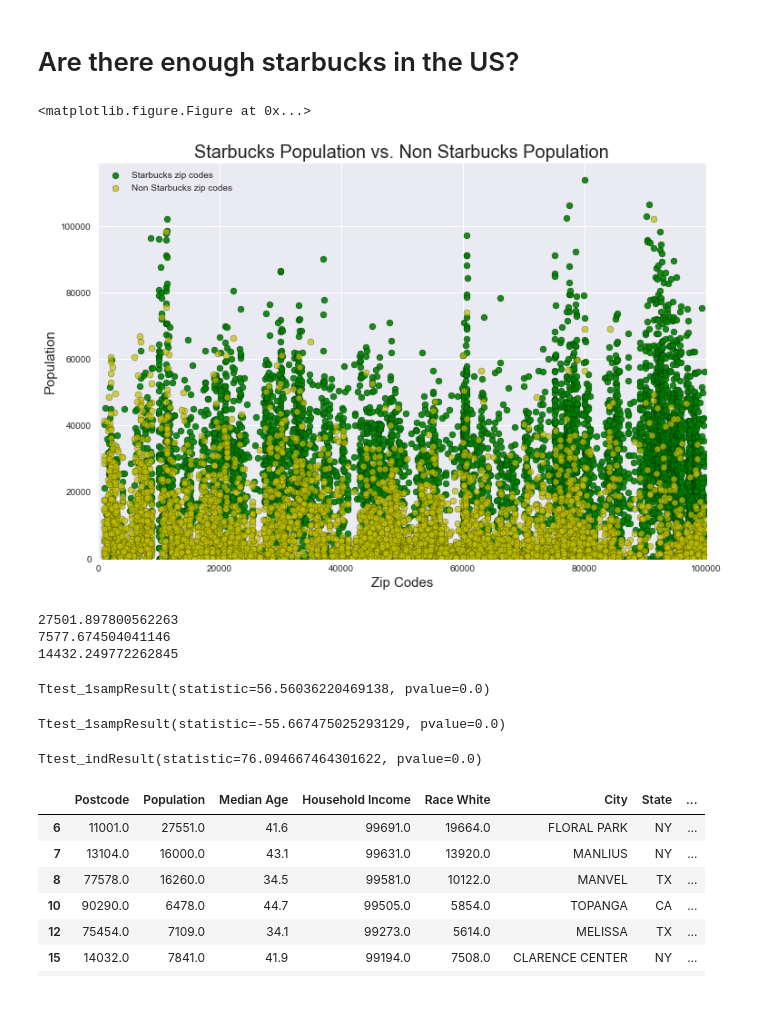
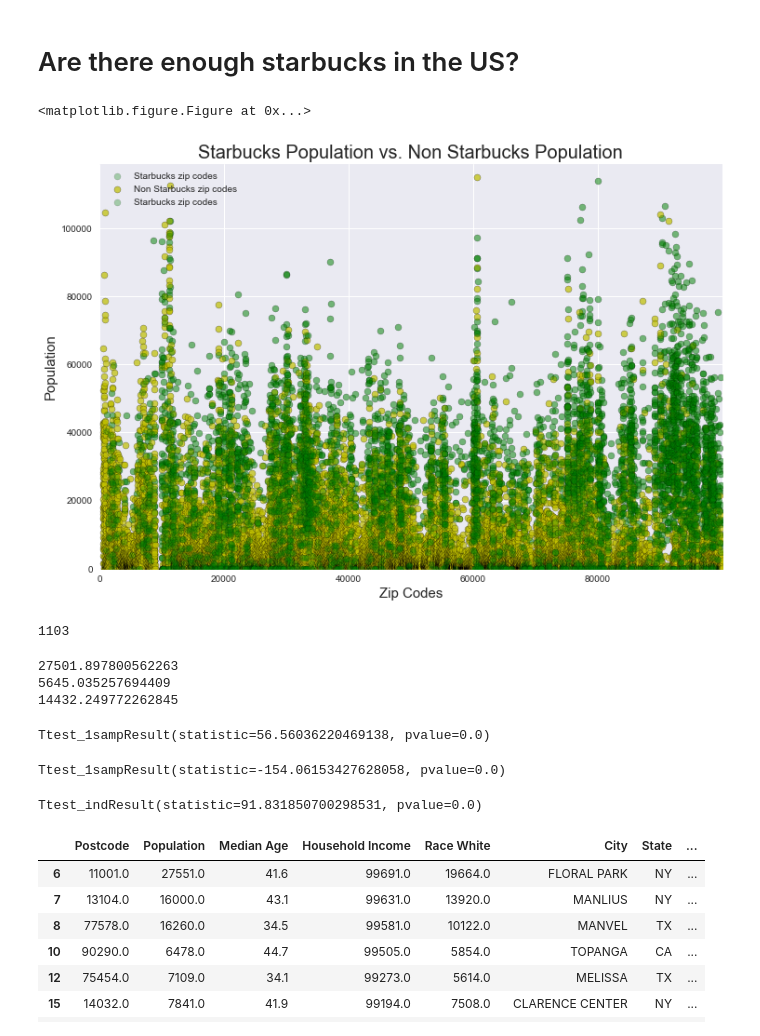
Before and after one commit to sumanakar/Project1, a Jupyter notebook: Starbucks Project_USA.ipynb, the cells around one changed output. Saved outputs shown, nothing was run; the diff lists cells and outputs as text; code cells hidden in the pictures; blank space fills up the shorter version.

```diff
--- a/Starbucks Project_USA.ipynb
+++ b/Starbucks Project_USA.ipynb
@@ -493,30 +493,37 @@ nonstarbucks_selected_df.fillna(0,inplace=True)
 # %%
 plt.figure(figsize=(12,8))
 
 # Plot the Data
-plt.scatter(ByZip_df['Postcode'], ByZip_df['Population'], alpha=0.9, edgecolors='black', c="g", label="Starbucks zip codes")
-plt.scatter(nonstarbucks_selected_df['Postcode'], nonstarbucks_selected_df['Population'], alpha=0.7, edgecolor='black', c="y", label="Non Starbucks zip codes")
+plt.scatter(ByZip_df['Postcode'], ByZip_df['Population'], alpha=0.3, edgecolors='black', c="g", label="Starbucks zip codes")
+plt.scatter(nonstarbucks_usa_census_pd['Postcode'], nonstarbucks_usa_census_pd['Population'], alpha=0.7, edgecolor='black', c="y", label="Non Starbucks zip codes")
 
+plt.scatter(ByZip_df['Postcode'], ByZip_df['Population'], alpha=0.3, edgecolors='black', c="g", label="Starbucks zip codes")
 plt.legend(loc="best")
 plt.xlabel("Zip Codes", fontsize=15)
 plt.ylabel("Population", fontsize=15)
 
 if (nonstarbucks_selected_df['Postcode'].max() > ByZip_df['Postcode'].max()):
     plt.xlim(0, nonstarbucks_selected_df['Postcode'].max() + 5)
 else:
     plt.xlim(0, ByZip_df['Postcode'].max() + 5)
 
 if (nonstarbucks_selected_df['Population'].max() > ByZip_df['Population'].max()):
     plt.ylim(0, nonstarbucks_selected_df['Population'].max() + 5000)
 else:
     plt.ylim(0, ByZip_df['Population'].max() + 5000)
 
 
 plt.title("Starbucks Population vs. Non Starbucks Population", fontsize=20)
+fig1 = plt.gcf()
 plt.show()
+plt.draw()
+fig1.savefig("Comparison of Population.png",bbox_inches='tight')
+
+print(len(nonstarbucks_selected_df['Population']))
 # %% [output]
 <matplotlib.figure.Figure at 0x...>
-[figure, old version]
+[figure, new version]
+1103
 # %%
 #T-test
 #  Test the 2 population means are equal
@@ -526,20 +533,16 @@ plt.show()
 # b & c is reflective of each other
 
 # known population
-nonstarbucks_population_mean = nonstarbucks_selected_df['Population'].mean()
+nonstarbucks_population_mean = nonstarbucks_usa_census_pd['Population'].mean()
 starbucks_population_mean = ByZip_df['Population'].mean()
 overall_mean = all_usa_census_pd['Population'].mean()
 
 print(starbucks_population_mean)
 print(nonstarbucks_population_mean)
-
-
-
-
 print(overall_mean)
 # %% [output]
 27501.897800562263
-7577.674504041146
+5645.035257694409
 14432.249772262845
 # %%
 # Run 1-Sample T-Test
@@ -548,15 +551,15 @@ stats.ttest_1samp(a= ByZip_df['Population'], popmean=overall_mean)
 Ttest_1sampResult(statistic=56.56036220469138, pvalue=0.0)
 # %%
 # Run 1-Sample T-Test
-stats.ttest_1samp(a=nonstarbucks_selected_df['Population'], popmean=overall_mean)
+stats.ttest_1samp(a=nonstarbucks_usa_census_pd['Population'], popmean=overall_mean)
 # %% [output]
-Ttest_1sampResult(statistic=-55.667475025293129, pvalue=0.0)
+Ttest_1sampResult(statistic=-154.06153427628058, pvalue=0.0)
 # %%
 stats.ttest_ind(a=ByZip_df['Population'],
-                b=nonstarbucks_selected_df['Population'],
+                b=nonstarbucks_usa_census_pd['Population'],
                 equal_var=False)
 # %% [output]
-Ttest_indResult(statistic=76.094667464301622, pvalue=0.0)
+Ttest_indResult(statistic=91.831850700298531, pvalue=0.0)
 # %%
 
 # rank by state population
```
Also changed, not shown: 1 other file.
